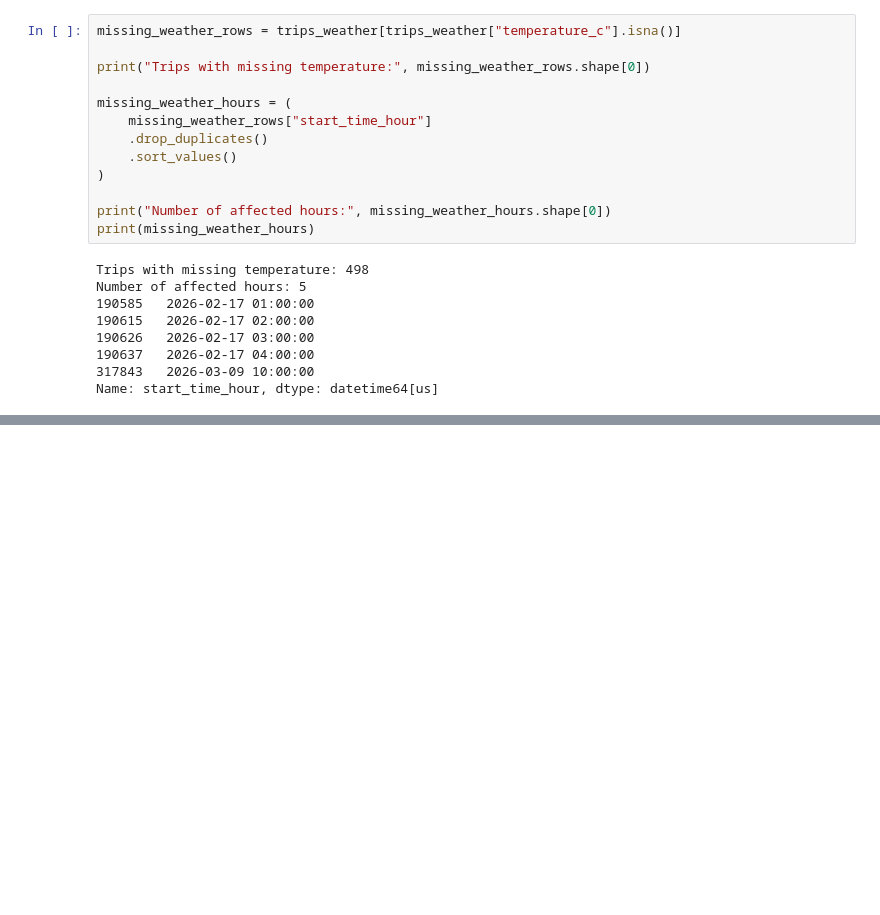
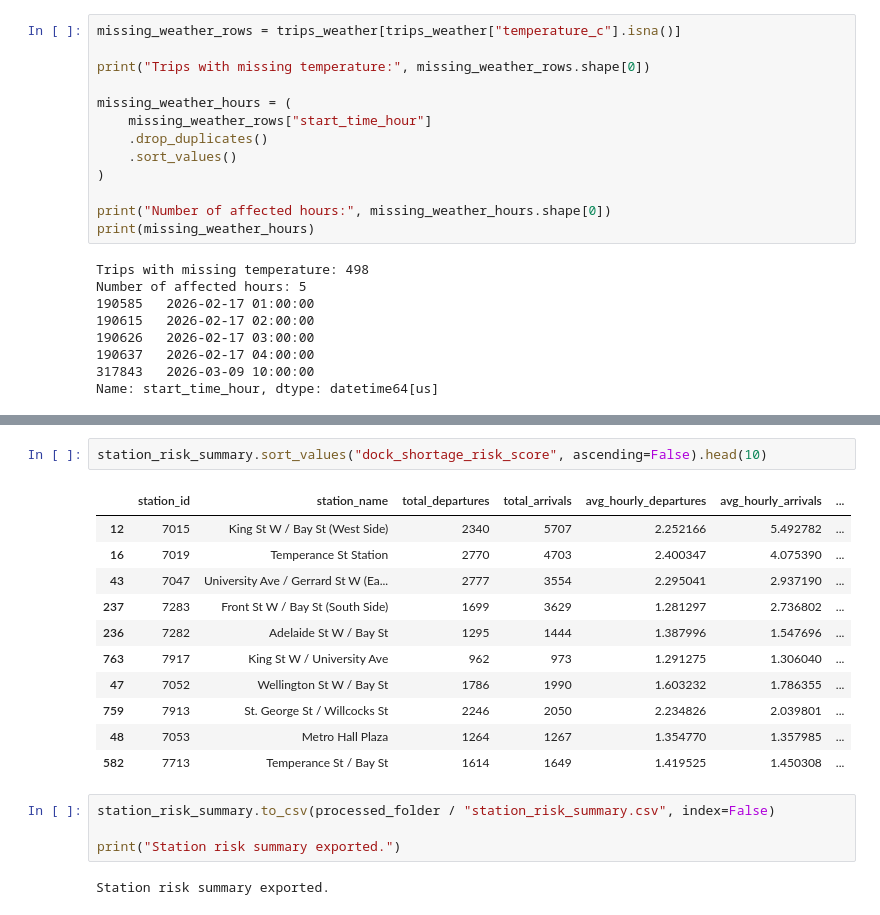
Before and after one commit to saelf9/Bike-Share-Toronto-Demand-Supply-Imbalance-Analysis, a Jupyter notebook: notebooks/02_data_cleaning.ipynb, the cells around one changed output, grey strips where cells are left out. Cells and saved outputs as stored; diff of their text form; blank space fills up the shorter version.

```diff
--- a/notebooks/02_data_cleaning.ipynb
+++ b/notebooks/02_data_cleaning.ipynb
@@ -391,0 +447,20 @@ Name: start_time_hour, dtype: datetime64[us]
+# %%
+station_risk_summary.sort_values("dock_shortage_risk_score", ascending=False).head(10)
+# %% [output]
+|  | station_id | station_name | total_departures | total_arrivals | avg_hourly_departures | avg_hourly_arrivals | ... |
+| 12 | 7015 | King St W / Bay St (West Side) | 2340 | 5707 | 2.252166 | 5.492782 | ... |
+| 16 | 7019 | Temperance St Station | 2770 | 4703 | 2.400347 | 4.075390 | ... |
+| 43 | 7047 | University Ave / Gerrard St W (Ea... | 2777 | 3554 | 2.295041 | 2.937190 | ... |
+| 237 | 7283 | Front St W / Bay St (South Side) | 1699 | 3629 | 1.281297 | 2.736802 | ... |
+| 236 | 7282 | Adelaide St W / Bay St | 1295 | 1444 | 1.387996 | 1.547696 | ... |
+| 763 | 7917 | King St W / University Ave | 962 | 973 | 1.291275 | 1.306040 | ... |
+| 47 | 7052 | Wellington St W / Bay St | 1786 | 1990 | 1.603232 | 1.786355 | ... |
+| 759 | 7913 | St. George St / Willcocks St | 2246 | 2050 | 2.234826 | 2.039801 | ... |
+| 48 | 7053 | Metro Hall Plaza | 1264 | 1267 | 1.354770 | 1.357985 | ... |
+| 582 | 7713 | Temperance St / Bay St | 1614 | 1649 | 1.419525 | 1.450308 | ... |
+# %%
+station_risk_summary.to_csv(processed_folder / "station_risk_summary.csv", index=False)
+
+print("Station risk summary exported.")
+# %% [output]
+Station risk summary exported.
```
Also changed, not shown: parts of 2 cells of this notebook.
